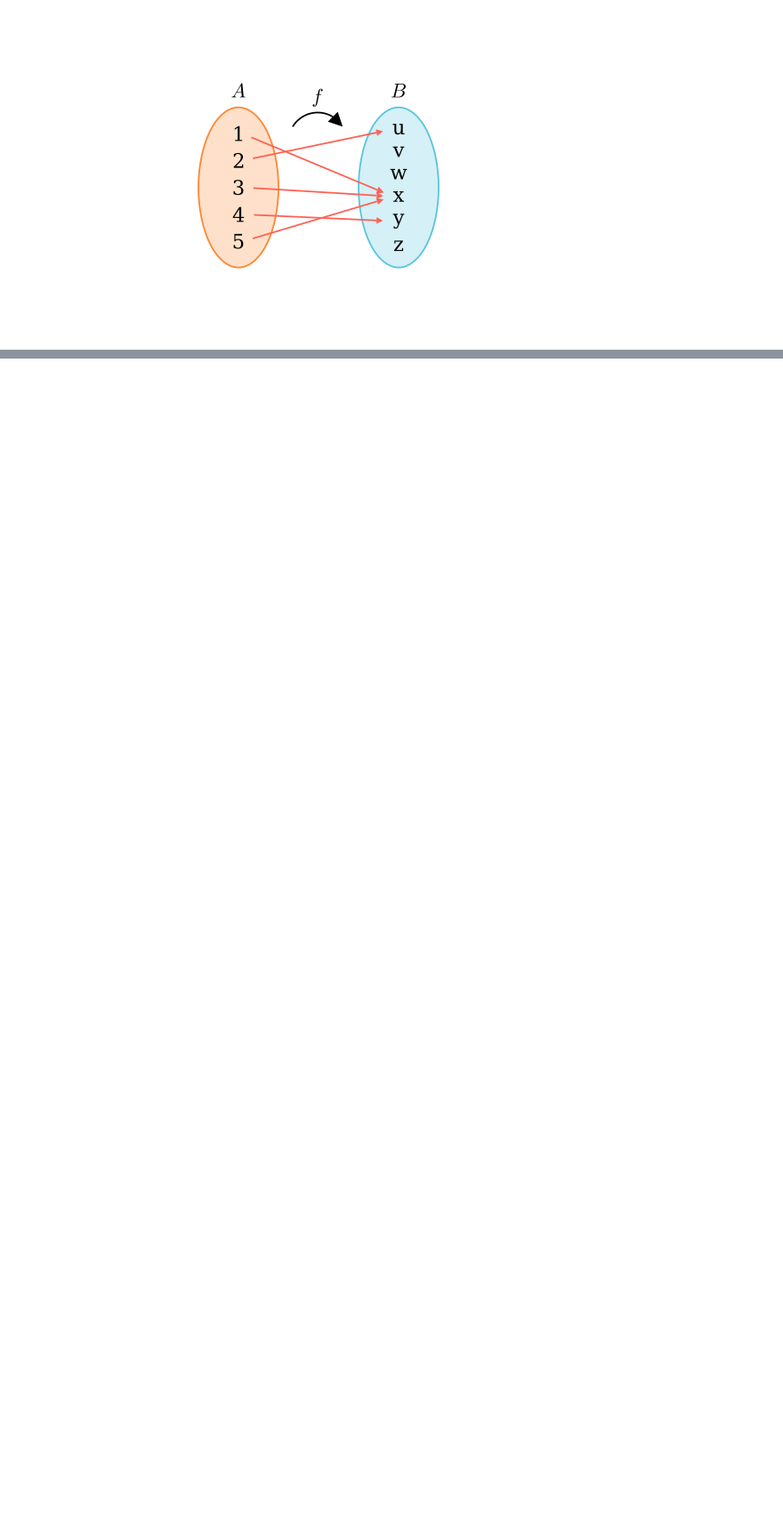
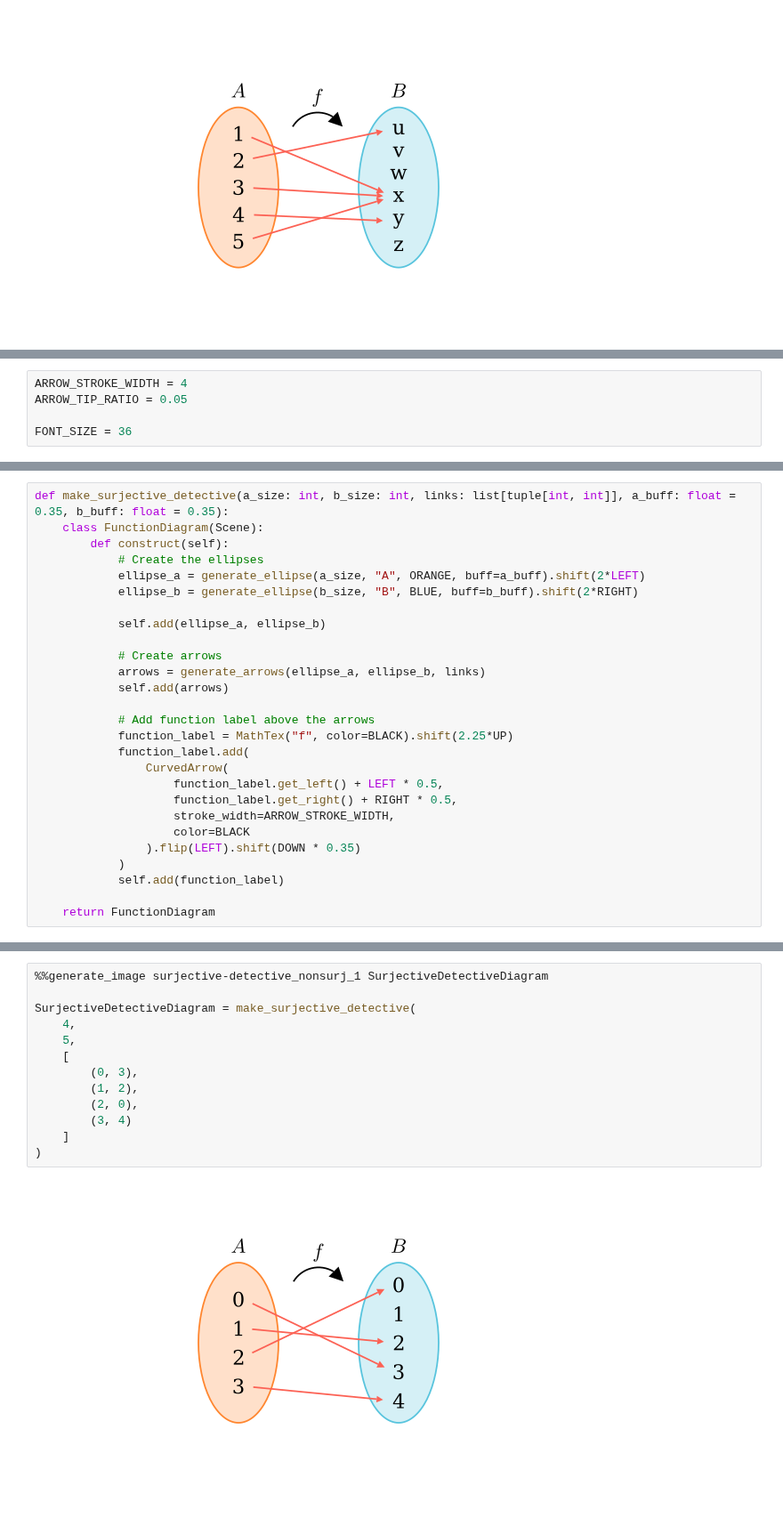
Before and after one commit to PhotonicGluon/NZQRC-Book, a Jupyter notebook: code/image_generation/notebooks/part-1/functions.ipynb, the cells around one changed output, grey strips where cells are left out. Shown at 89% size. Drawn from its saved outputs; the diff is of its cells as text; blank space fills up the shorter version.

```diff
--- a/code/image_generation/notebooks/part-1/functions.ipynb
+++ b/code/image_generation/notebooks/part-1/functions.ipynb
@@ -370,0 +446,5 @@ class FunctionDiagram(Scene):
+# %%
+ARROW_STROKE_WIDTH = 4
+ARROW_TIP_RATIO = 0.05
+
+FONT_SIZE = 36
@@ -370,0 +487,27 @@ class FunctionDiagram(Scene):
+# %%
+def make_surjective_detective(a_size: int, b_size: int, links: list[tuple[int, int]], a_buff: float = 0.35, b_buff: float = 0.35):
+    class FunctionDiagram(Scene):
+        def construct(self):
+            # Create the ellipses
+            ellipse_a = generate_ellipse(a_size, "A", ORANGE, buff=a_buff).shift(2*LEFT)
+            ellipse_b = generate_ellipse(b_size, "B", BLUE, buff=b_buff).shift(2*RIGHT)
+
+            self.add(ellipse_a, ellipse_b)
+
+            # Create arrows
+            arrows = generate_arrows(ellipse_a, ellipse_b, links)
+            self.add(arrows)
+
+            # Add function label above the arrows
+            function_label = MathTex("f", color=BLACK).shift(2.25*UP)
+            function_label.add(
+                CurvedArrow(
+                    function_label.get_left() + LEFT * 0.5,
+                    function_label.get_right() + RIGHT * 0.5,
+                    stroke_width=ARROW_STROKE_WIDTH,
+                    color=BLACK
+                ).flip(LEFT).shift(DOWN * 0.35)
+            )
+            self.add(function_label)
+
+    return FunctionDiagram
@@ -370,0 +516,15 @@ class FunctionDiagram(Scene):
+# %%
+%%generate_image surjective-detective_nonsurj_1 SurjectiveDetectiveDiagram
+
+SurjectiveDetectiveDiagram = make_surjective_detective(
+    4,
+    5,
+    [
+        (0, 3),
+        (1, 2),
+        (2, 0),
+        (3, 4)
+    ]
+)
+# %% [output]
+[figure, added]
```
Also changed, not shown: parts of 17 cells of this notebook, 7 other files.
